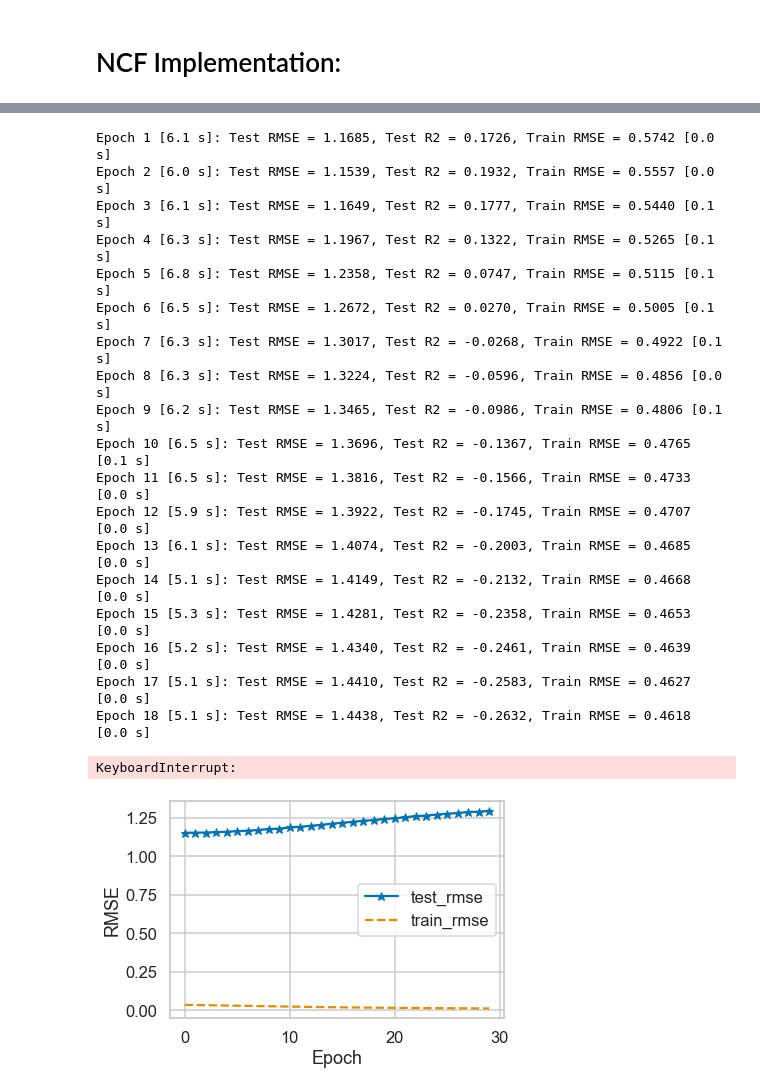
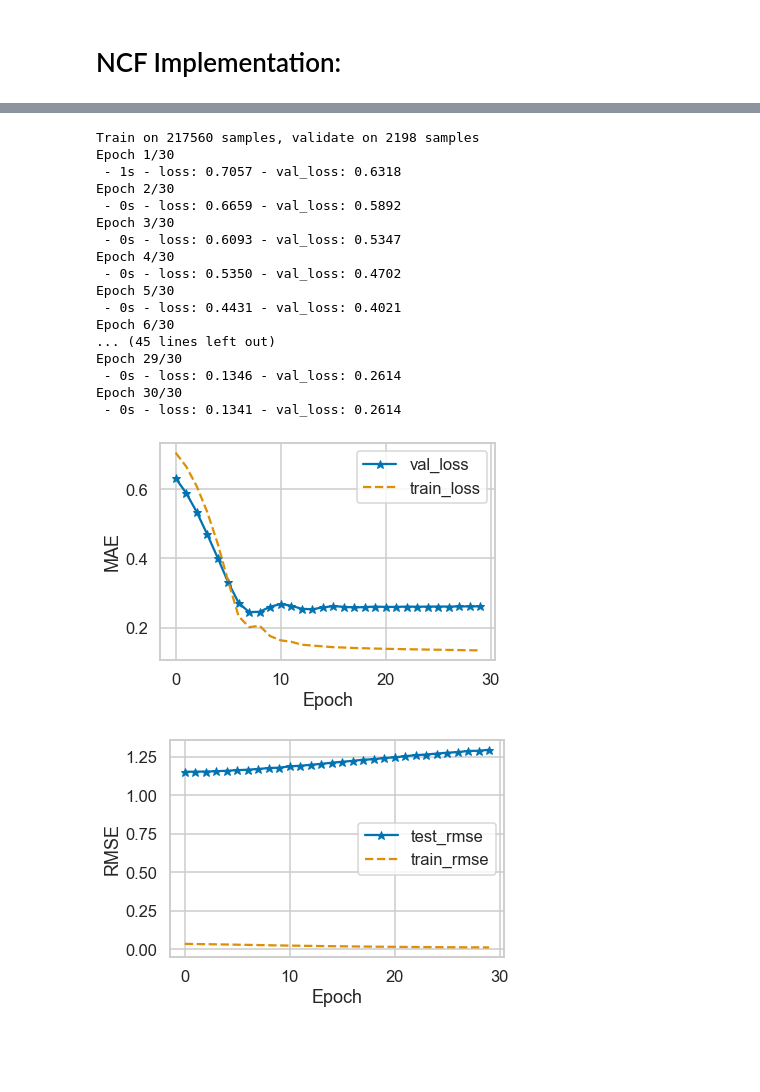
Before and after one commit to akhilesh-somani/Restaurant_Recommendation_System, a Jupyter notebook: Baseline2/Baseline_2.ipynb, the cells around one changed output, grey strips where cells are left out. Drawn from its saved outputs; the diff is of its cells as text; code cells hidden in the pictures; blank space fills up the shorter version.

```diff
--- a/Baseline2/Baseline_2.ipynb
+++ b/Baseline2/Baseline_2.ipynb
@@ -592,7 +790,7 @@ def get_model(num_users, num_items, mf_dim=10, layers=[10], reg_layers=[0], reg_
     predict_vector = Concatenate()([mf_vector, mlp_vector])
 
     # Final prediction layer
-    prediction = Dense(1, activation = 'sigmoid', kernel_initializer='lecun_uniform', name = "prediction")(predict_vector)
+    prediction = Dense(1, activation = 'relu', kernel_initializer='lecun_uniform', name = "prediction")(predict_vector)
 
     model = Model(inputs = [user_input, item_input],
                   outputs = prediction)
@@ -624,18 +822,6 @@ def load_pretrain_model(model, gmf_model, mlp_model, num_layers):
     new_b = gmf_prediction[1] + mlp_prediction[1]
     model.get_layer('prediction').set_weights([0.5*new_weights, 0.5*new_b])
     return model
-
-def get_train_instances(train, labelRatings):
-    user_input, item_input, labels = [],[],[]
-
-    for i in range(len(train)):
-
-        # positive instance
-        user_input.append(train[i][0])
-        item_input.append(train[i][1])
-        labels.append(labelRatings[i])
-
-    return user_input, item_input, labels
 # %%
 num_users = dataset_to_use.user_id.nunique()
 num_items = dataset_to_use.business_id.nunique()
@@ -684,6 +870,6 @@ Initial: Test RMSE = 1.7106, Test R2 = -0.7730
 # %%
 # Training and testing model
-train_loss = []
+train_loss, val_loss = [], []
 test_rmse, test_r2 = [], []
 
 for epoch in range(num_epochs):
@@ -694,14 +880,15 @@ for epoch in range(num_epochs):
 
     # Training
     history = model.fit([np.array(user_input), np.array(item_input)], #input
-                     np.array(labels), # labels
-                     batch_size = batch_size, epochs = 1, verbose = 0, shuffle = True)
+                         np.array(labels), # labels
+                         batch_size = 50000, epochs = num_epochs, verbose = 2, shuffle = True)
 
     train_loss.append(history.history['loss'][0])
+    #val_loss.append(history.history['val_loss'][0])
 
     t2 = time()
 
-    # Evaluation
+#     # Evaluation
     if epoch % verbose == 0:
         (mse, r2) = evaluate_rate_model(model, X_test, y_test, evaluation_threads)
 
@@ -713,32 +900,39 @@ for epoch in range(num_epochs):
 
         if mse < best_mse:
             best_mse, best_r2, best_iter = mse, r2, epoch
-#             if args.out > 0:
-#                 model.save_weights(model_out_file, overwrite=True)
+            if args.out > 0:
+                model.save_weights(model_out_file, overwrite=True)
 
 print("End. Best Iteration %d:  RMSE = %.4f, R2 = %.4f. " %(best_iter, np.sqrt(best_mse), best_r2))
-# if args.out > 0:
-#     print("The best NeuMF model is saved to %s" %(model_out_file))
+if args.out > 0:
+    print("The best NeuMF model is saved to %s" %(model_out_file))
 # %% [output]
-Epoch 1 [6.1 s]: Test RMSE = 1.1685, Test R2 = 0.1726, Train RMSE = 0.5742 [0.0 s]
-Epoch 2 [6.0 s]: Test RMSE = 1.1539, Test R2 = 0.1932, Train RMSE = 0.5557 [0.0 s]
-Epoch 3 [6.1 s]: Test RMSE = 1.1649, Test R2 = 0.1777, Train RMSE = 0.5440 [0.1 s]
-Epoch 4 [6.3 s]: Test RMSE = 1.1967, Test R2 = 0.1322, Train RMSE = 0.5265 [0.1 s]
-Epoch 5 [6.8 s]: Test RMSE = 1.2358, Test R2 = 0.0747, Train RMSE = 0.5115 [0.1 s]
-Epoch 6 [6.5 s]: Test RMSE = 1.2672, Test R2 = 0.0270, Train RMSE = 0.5005 [0.1 s]
-Epoch 7 [6.3 s]: Test RMSE = 1.3017, Test R2 = -0.0268, Train RMSE = 0.4922 [0.1 s]
-Epoch 8 [6.3 s]: Test RMSE = 1.3224, Test R2 = -0.0596, Train RMSE = 0.4856 [0.0 s]
-Epoch 9 [6.2 s]: Test RMSE = 1.3465, Test R2 = -0.0986, Train RMSE = 0.4806 [0.1 s]
-Epoch 10 [6.5 s]: Test RMSE = 1.3696, Test R2 = -0.1367, Train RMSE = 0.4765 [0.1 s]
-Epoch 11 [6.5 s]: Test RMSE = 1.3816, Test R2 = -0.1566, Train RMSE = 0.4733 [0.0 s]
-Epoch 12 [5.9 s]: Test RMSE = 1.3922, Test R2 = -0.1745, Train RMSE = 0.4707 [0.0 s]
-Epoch 13 [6.1 s]: Test RMSE = 1.4074, Test R2 = -0.2003, Train RMSE = 0.4685 [0.0 s]
-Epoch 14 [5.1 s]: Test RMSE = 1.4149, Test R2 = -0.2132, Train RMSE = 0.4668 [0.0 s]
-Epoch 15 [5.3 s]: Test RMSE = 1.4281, Test R2 = -0.2358, Train RMSE = 0.4653 [0.0 s]
-Epoch 16 [5.2 s]: Test RMSE = 1.4340, Test R2 = -0.2461, Train RMSE = 0.4639 [0.0 s]
-Epoch 17 [5.1 s]: Test RMSE = 1.4410, Test R2 = -0.2583, Train RMSE = 0.4627 [0.0 s]
-Epoch 18 [5.1 s]: Test RMSE = 1.4438, Test R2 = -0.2632, Train RMSE = 0.4618 [0.0 s]
+Train on 217560 samples, validate on 2198 samples
+Epoch 1/30
+ - 1s - loss: 0.7057 - val_loss: 0.6318
+Epoch 2/30
+ - 0s - loss: 0.6659 - val_loss: 0.5892
+Epoch 3/30
+ - 0s - loss: 0.6093 - val_loss: 0.5347
+Epoch 4/30
+ - 0s - loss: 0.5350 - val_loss: 0.4702
+Epoch 5/30
+ - 0s - loss: 0.4431 - val_loss: 0.4021
+Epoch 6/30
+... (45 lines left out)
+Epoch 29/30
+ - 0s - loss: 0.1346 - val_loss: 0.2614
+Epoch 30/30
+ - 0s - loss: 0.1341 - val_loss: 0.2614
-KeyboardInterrupt:
+# %%
+plt.plot(history.history['val_loss'], '*-', label = 'val_loss')
+plt.plot(history.history['loss'], '--', label = 'train_loss')
+plt.legend()
+plt.xlabel('Epoch')
+plt.ylabel('MAE')
+plt.show()
+# %% [output]
+[figure, added]
 # %%
 plt.plot(test_rmse, '*-', label = 'test_rmse')
 plt.plot(train_rmse, '--', label = 'train_rmse')
```
Also changed, not shown: parts of 16 cells of this notebook, 1 other file.
